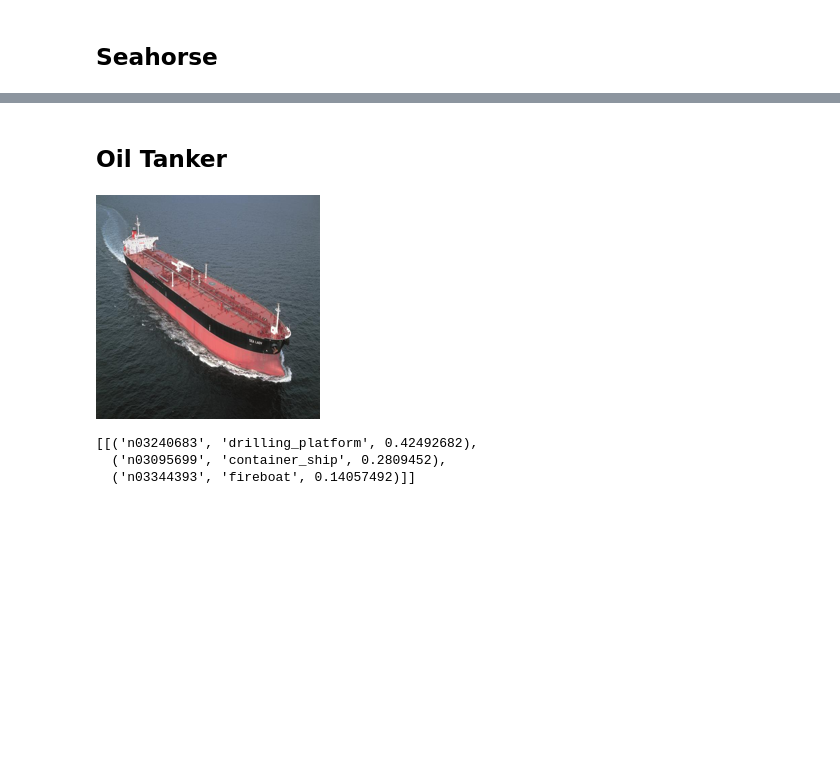
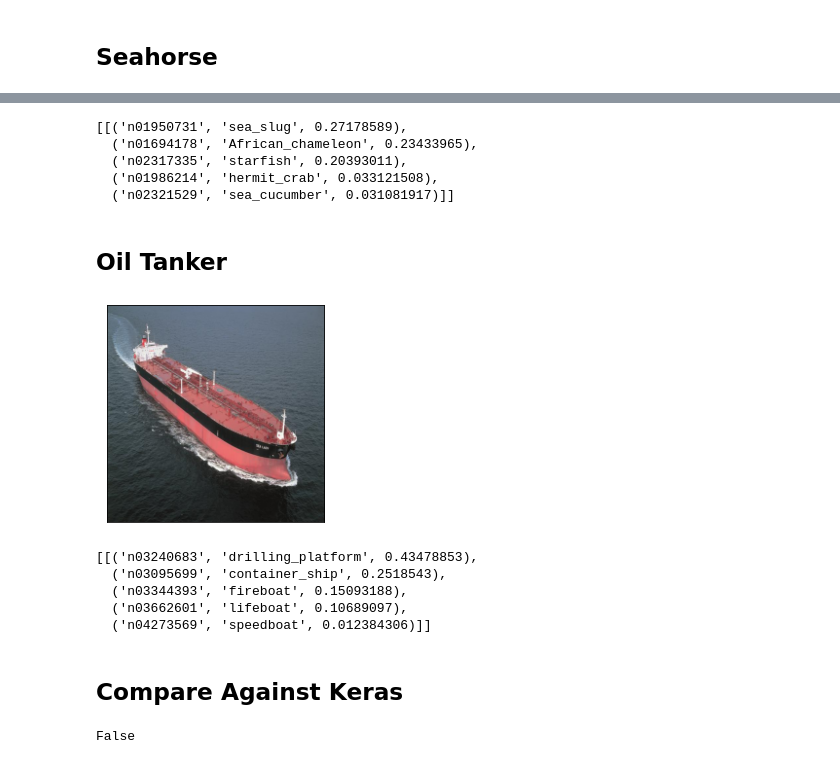
Before and after one commit to Kautenja/a-neural-algorithm-of-artistic-style, a Jupyter notebook: VGG19-classification.ipynb, the cells around one changed output, grey strips where cells are left out. Drawn from its saved outputs; the diff is of its cells as text; code cells hidden in the pictures; blank space fills up the shorter version.

```diff
--- a/VGG19-classification.ipynb
+++ b/VGG19-classification.ipynb
@@ -72,16 +62,33 @@ decode_predictions(preds, top=3)
+# %%
+decode_predictions(model.predict(normalize(image[None, ...].astype(float))), top=5)
+# %% [output]
+[[('n01950731', 'sea_slug', 0.27178589),
+  ('n01694178', 'African_chameleon', 0.23433965),
+  ('n02317335', 'starfish', 0.20393011),
+  ('n01986214', 'hermit_crab', 0.033121508),
+  ('n02321529', 'sea_cucumber', 0.031081917)]]
 # %% [markdown]
 ## Oil Tanker
-# %%
-tanker = load_image('img/objects/oil-tanker.jpg', dim)
-tanker
-# %% [output]
-[figure, removed]
-# %%
-img = image_to_matrix(tanker)
-img = normalize(img)
-preds = model.predict(img)
-decode_predictions(preds, top=3)
-# %% [output]
-[[('n03240683', 'drilling_platform', 0.42492682),
-  ('n03095699', 'container_ship', 0.2809452),
-  ('n03344393', 'fireboat', 0.14057492)]]
+# %%
+image = io.imread('img/objects/oil-tanker.jpg')
+image = T.resize(image, shape, preserve_range=True).astype('uint8')
+ax = plt.imshow(image)
+ax.axes.xaxis.set_major_locator(plt.NullLocator())
+ax.axes.yaxis.set_major_locator(plt.NullLocator())
+# %% [output]
+[figure, added]
+# %%
+decode_predictions(model.predict(normalize(image[None, ...].astype(float))), top=5)
+# %% [output]
+[[('n03240683', 'drilling_platform', 0.43478853),
+  ('n03095699', 'container_ship', 0.2518543),
+  ('n03344393', 'fireboat', 0.15093188),
+  ('n03662601', 'lifeboat', 0.10689097),
+  ('n04273569', 'speedboat', 0.012384306)]]
+# %% [markdown]
+## Compare Against Keras
+# %%
+from tensorflow.keras.applications.vgg19 import preprocess_input
+np.any(preprocess_input(image[None, ...].astype(float)) - normalize(image[None, ...].astype(float)) > 1e-6)
+# %% [output]
+False
```
Also changed, not shown: parts of 15 cells of this notebook, 20 other files.
